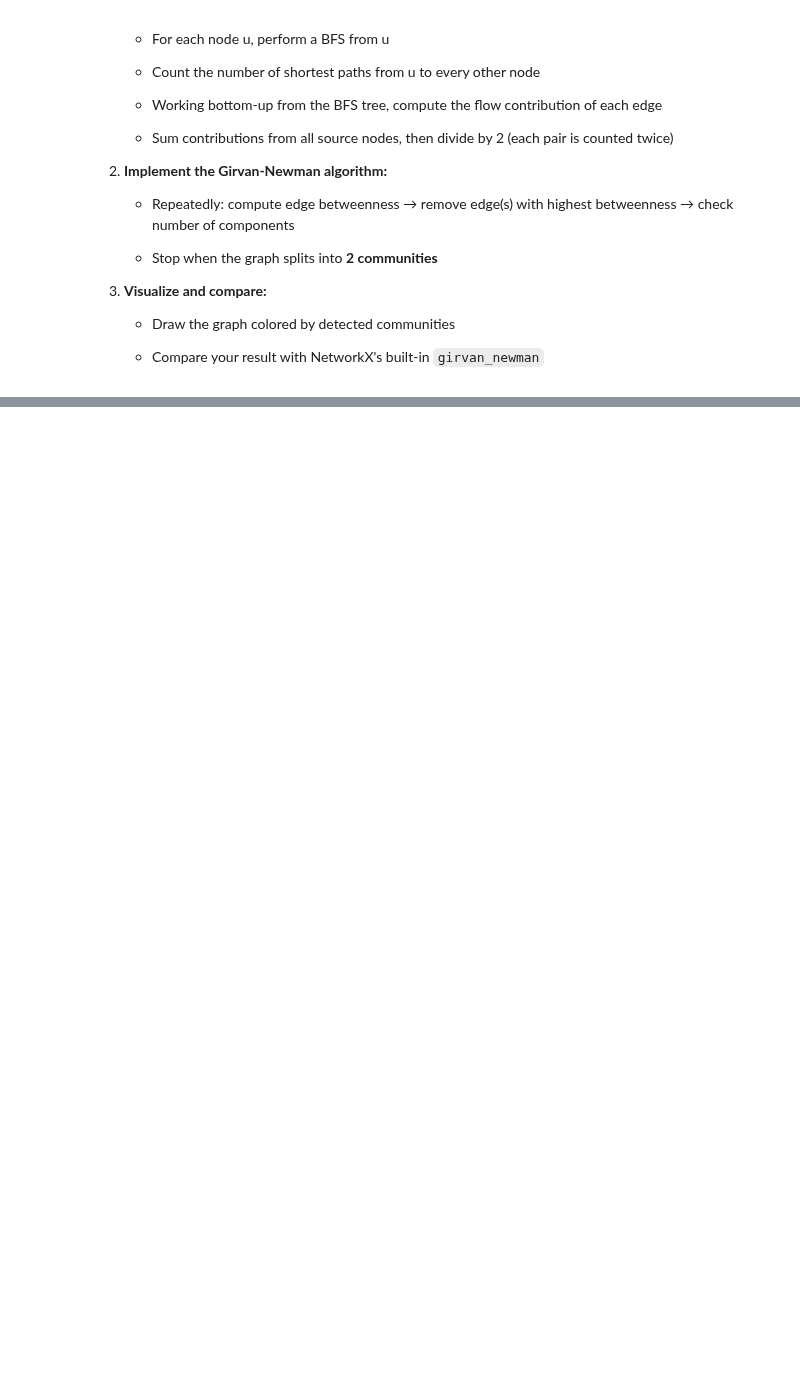
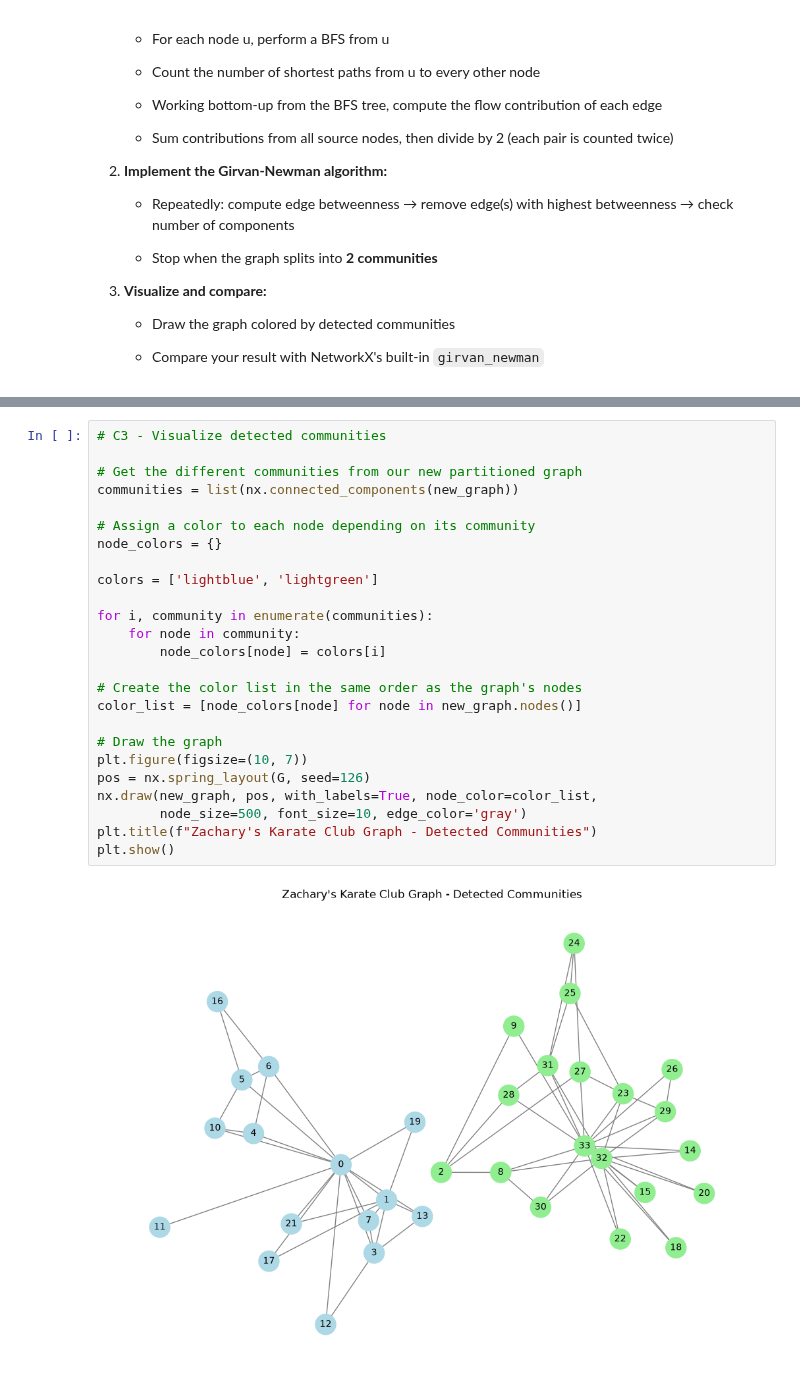
Before and after one commit to Guederas/CECS-427---Group-Project, a Jupyter notebook: Assignment2_427_Group2.ipynb, the cells around one changed output, grey strips where cells are left out. Saved outputs shown, nothing was run; the diff lists cells and outputs as text; blank space fills up the shorter version.

```diff
--- a/Assignment2_427_Group2.ipynb
+++ b/Assignment2_427_Group2.ipynb
@@ -473,0 +524,27 @@ Betweenness value of node 0: 32.96
+# %%
+# C3 - Visualize detected communities
+
+# Get the different communities from our new partitioned graph
+communities = list(nx.connected_components(new_graph))
+
+# Assign a color to each node depending on its community
+node_colors = {}
+
+colors = ['lightblue', 'lightgreen']
+
+for i, community in enumerate(communities):
+    for node in community:
+        node_colors[node] = colors[i]
+
+# Create the color list in the same order as the graph's nodes
+color_list = [node_colors[node] for node in new_graph.nodes()]
+
+# Draw the graph
+plt.figure(figsize=(10, 7))
+pos = nx.spring_layout(G, seed=126)
+nx.draw(new_graph, pos, with_labels=True, node_color=color_list,
+        node_size=500, font_size=10, edge_color='gray')
+plt.title(f"Zachary's Karate Club Graph - Detected Communities")
+plt.show()
+# %% [output]
+[figure, added]
```
Also changed, not shown: parts of 7 cells of this notebook.
